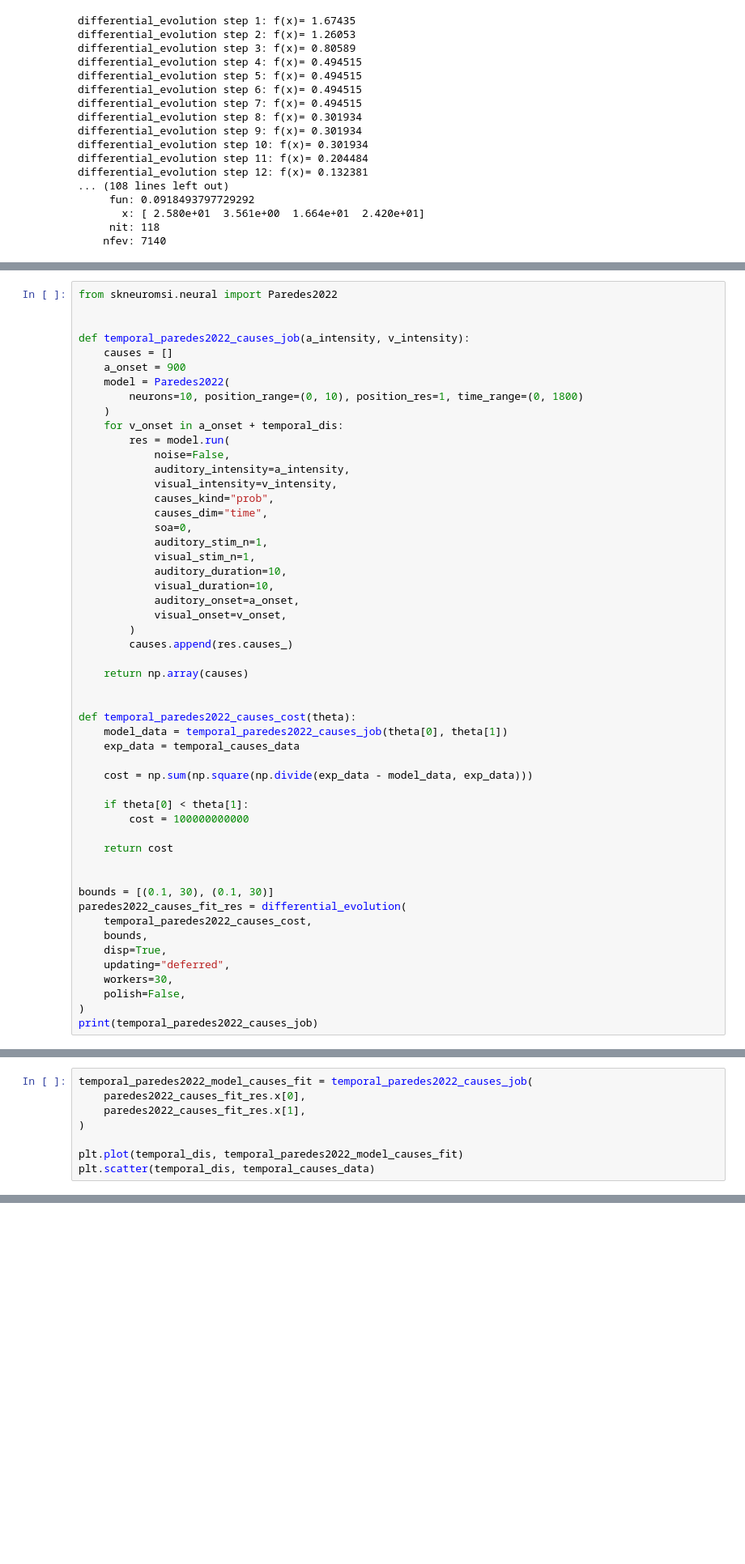
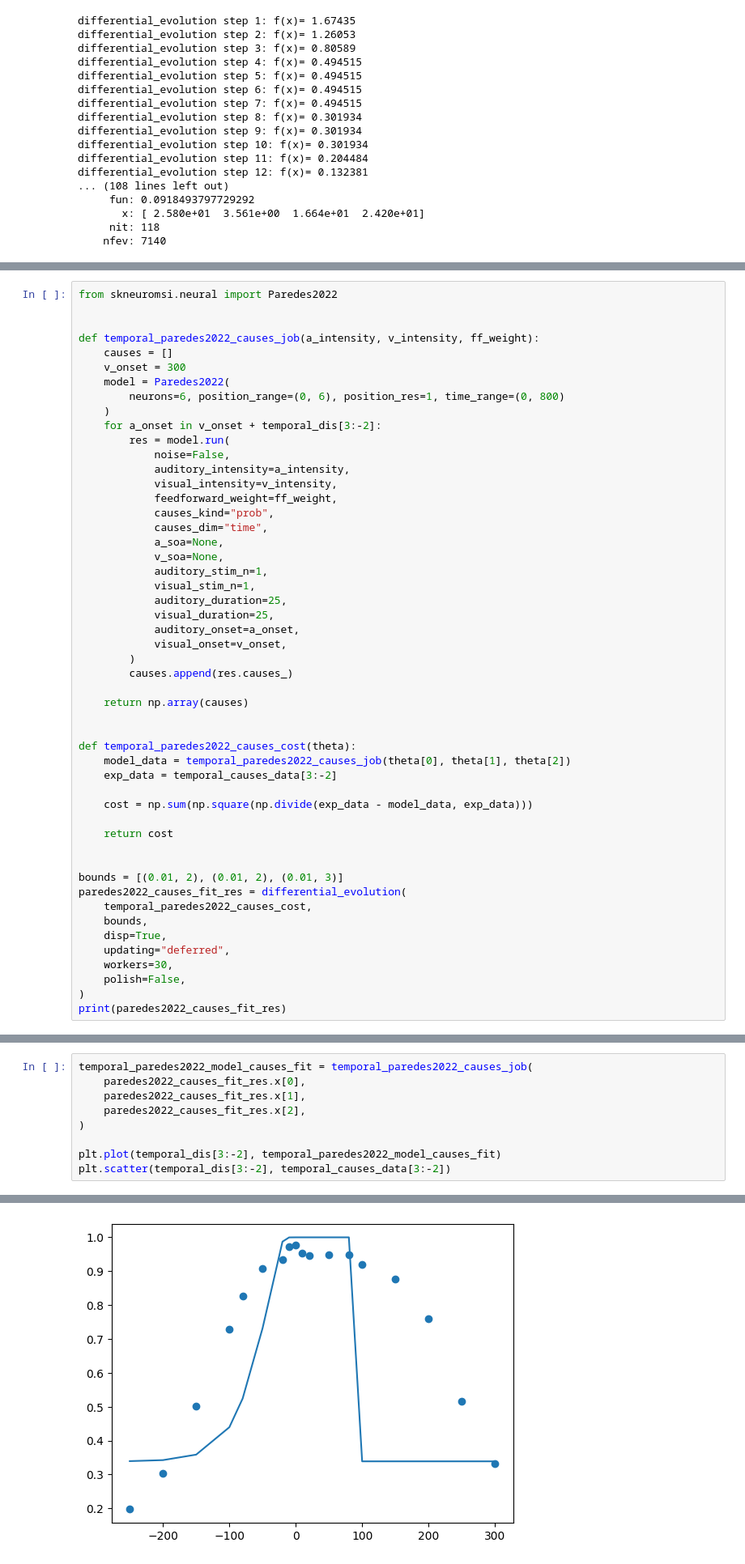
Before and after one commit to renatoparedes/NeuroMSI-Network, a Jupyter notebook: Fit.ipynb, the cells around one changed output, grey strips where cells are left out. Shown at 81% size. Drawn from its saved outputs; the diff is of its cells as text; blank space fills up the shorter version.

```diff
--- a/Fit.ipynb
+++ b/Fit.ipynb
@@ -687,24 +690,26 @@ plt.scatter(dis, causes_data)
 from skneuromsi.neural import Paredes2022
 
 
-def temporal_paredes2022_causes_job(a_intensity, v_intensity):
+def temporal_paredes2022_causes_job(a_intensity, v_intensity, ff_weight):
     causes = []
-    a_onset = 900
+    v_onset = 300
     model = Paredes2022(
-        neurons=10, position_range=(0, 10), position_res=1, time_range=(0, 1800)
+        neurons=6, position_range=(0, 6), position_res=1, time_range=(0, 800)
     )
-    for v_onset in a_onset + temporal_dis:
+    for a_onset in v_onset + temporal_dis[3:-2]:
         res = model.run(
             noise=False,
             auditory_intensity=a_intensity,
             visual_intensity=v_intensity,
+            feedforward_weight=ff_weight,
             causes_kind="prob",
             causes_dim="time",
-            soa=0,
+            a_soa=None,
+            v_soa=None,
             auditory_stim_n=1,
             visual_stim_n=1,
-            auditory_duration=10,
-            visual_duration=10,
+            auditory_duration=25,
+            visual_duration=25,
             auditory_onset=a_onset,
             visual_onset=v_onset,
         )
@@ -714,18 +719,15 @@ def temporal_paredes2022_causes_job(a_intensity, v_intensity):
 
 
 def temporal_paredes2022_causes_cost(theta):
-    model_data = temporal_paredes2022_causes_job(theta[0], theta[1])
-    exp_data = temporal_causes_data
+    model_data = temporal_paredes2022_causes_job(theta[0], theta[1], theta[2])
+    exp_data = temporal_causes_data[3:-2]
 
     cost = np.sum(np.square(np.divide(exp_data - model_data, exp_data)))
-
-    if theta[0] < theta[1]:
-        cost = 100000000000
 
     return cost
 
 
-bounds = [(0.1, 30), (0.1, 30)]
+bounds = [(0.01, 2), (0.01, 2), (0.01, 3)]
 paredes2022_causes_fit_res = differential_evolution(
     temporal_paredes2022_causes_cost,
     bounds,
@@ -734,4 +736,4 @@ paredes2022_causes_fit_res = differential_evolution(
     workers=30,
     polish=False,
 )
-print(temporal_paredes2022_causes_job)
+print(paredes2022_causes_fit_res)
@@ -739,7 +768,9 @@ print(temporal_paredes2022_causes_job)
 temporal_paredes2022_model_causes_fit = temporal_paredes2022_causes_job(
     paredes2022_causes_fit_res.x[0],
     paredes2022_causes_fit_res.x[1],
+    paredes2022_causes_fit_res.x[2],
 )
 
-plt.plot(temporal_dis, temporal_paredes2022_model_causes_fit)
-plt.scatter(temporal_dis, temporal_causes_data)
+plt.plot(temporal_dis[3:-2], temporal_paredes2022_model_causes_fit)
+plt.scatter(temporal_dis[3:-2], temporal_causes_data[3:-2])
+# %% [output]
@@ -745,0 +778 @@ plt.scatter(temporal_dis, temporal_causes_data)
+[figure, added]
```
Also changed, not shown: parts of 5 cells of this notebook, 1 other file.
